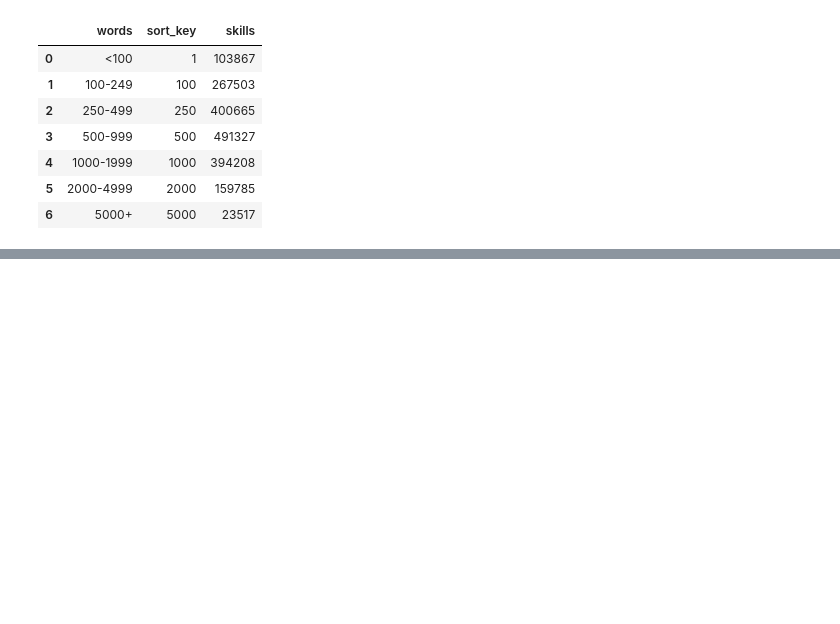
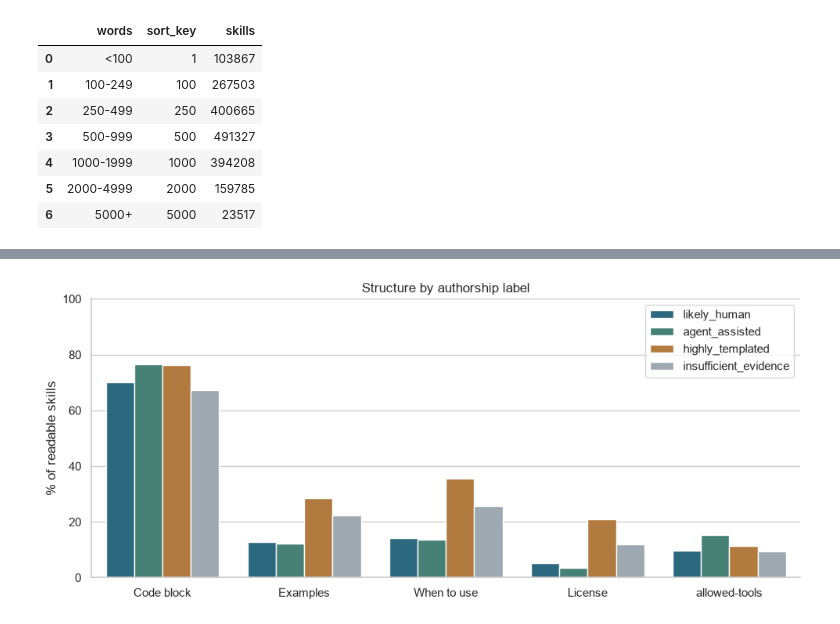
Before and after one commit to TJ690/SWE-Group-Project--Project-3, a Jupyter notebook: src/notebooks/EDA_content.ipynb, the cells around one changed output, grey strips where cells are left out. Cells and saved outputs as stored; diff of their text form; code cells hidden in the pictures; blank space fills up the shorter version.

```diff
--- a/src/notebooks/EDA_content.ipynb
+++ b/src/notebooks/EDA_content.ipynb
@@ -256,0 +384,16 @@ starting with `#` inside a code block counts as a heading.
+# %%
+share_cols = ["pct_code", "pct_examples", "pct_when", "pct_license", "pct_allowed_tools"]
+share_names = ["Code block", "Examples", "When to use", "License", "allowed-tools"]
+long = structure_by_label.melt(id_vars="label", value_vars=share_cols, var_name="feature", value_name="pct")
+long["feature"] = long.feature.map(dict(zip(share_cols, share_names)))
+fig, ax = plt.subplots(figsize=(10, 4.4))
+sns.barplot(data=long, x="feature", y="pct", hue="label", hue_order=LABEL_ORDER,
+            palette=[ACCENT, "#3D8B7A", "#C47B2B", GREY], ax=ax)
+ax.set_xlabel("")
+ax.set_ylabel("% of readable skills")
+ax.set_ylim(0, 100)
+ax.legend(title="", loc="upper right")
+ax.set_title("Structure by authorship label")
+plt.tight_layout(); plt.show()
+# %% [output]
+[figure, added]
```
Also changed, not shown: parts of 6 cells of this notebook, 4 other files.
